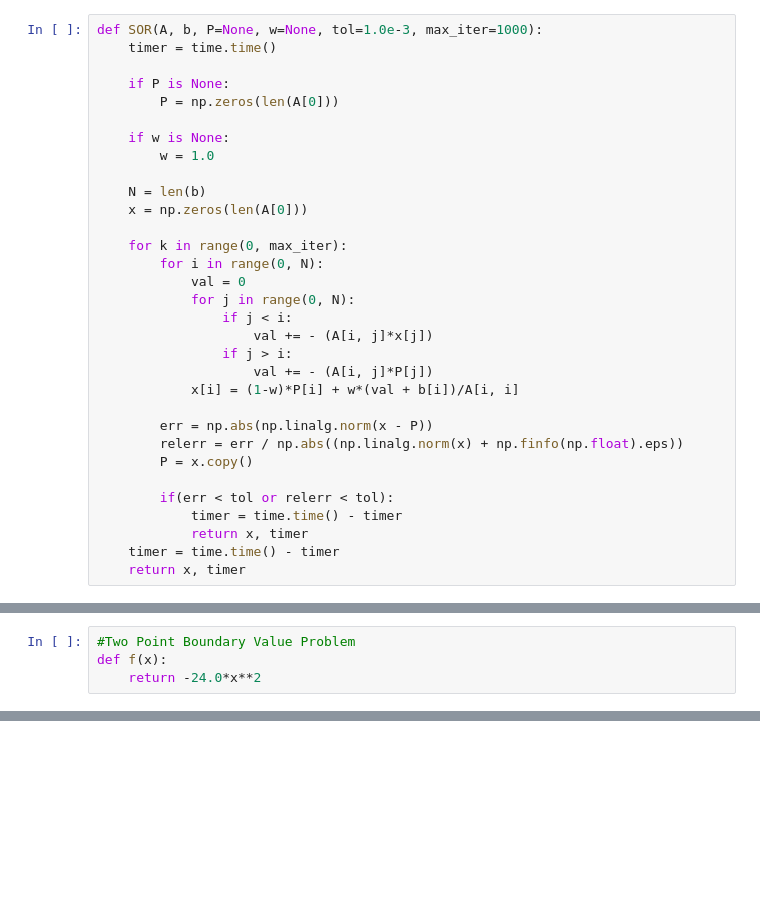
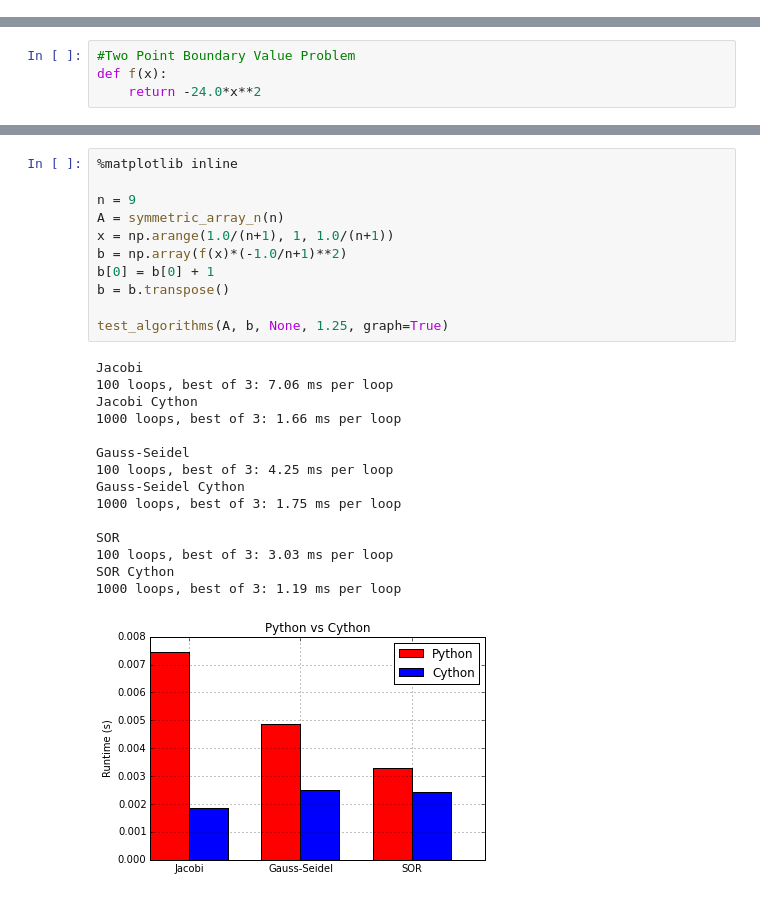
Before and after one commit to DustinVerzal/Math-415, a Jupyter notebook: Homework/Homework 5.ipynb, the cells around one changed output, grey strips where cells are left out. Cells and saved outputs as stored; diff of their text form; blank space fills up the shorter version.

```diff
--- a/Homework/Homework 5.ipynb
+++ b/Homework/Homework 5.ipynb
@@ -82,35 +217,3 @@ def gauss_seidel(A, b, P=None, tol=1.0e-3, max_iter=1000):
-# %%
-def SOR(A, b, P=None, w=None, tol=1.0e-3, max_iter=1000):
-    timer = time.time()
-
-    if P is None:
-        P = np.zeros(len(A[0]))
-
-    if w is None:
-        w = 1.0
-
-    N = len(b)
-    x = np.zeros(len(A[0]))
-
-    for k in range(0, max_iter):
-        for i in range(0, N):
-            val = 0
-            for j in range(0, N):
-                if j < i:
-                    val += - (A[i, j]*x[j])
-                if j > i:
-                    val += - (A[i, j]*P[j])
-            x[i] = (1-w)*P[i] + w*(val + b[i])/A[i, i]
-
-        err = np.abs(np.linalg.norm(x - P))
-        relerr = err / np.abs((np.linalg.norm(x) + np.finfo(np.float).eps))
-        P = x.copy()
-
-        if(err < tol or relerr < tol):
-            timer = time.time() - timer
-            return x, timer
-    timer = time.time() - timer
-    return x, timer
 # %%
 def conjugate_gradient(A, b, x=None, max_iter=1000, tol=1.0e-3):
     timer = time.time()
@@ -216,0 +292,27 @@ print ""
+# %%
+%matplotlib inline
+
+n = 9
+A = symmetric_array_n(n)
+x = np.arange(1.0/(n+1), 1, 1.0/(n+1))
+b = np.array(f(x)*(-1.0/n+1)**2)
+b[0] = b[0] + 1
+b = b.transpose()
+
+test_algorithms(A, b, None, 1.25, graph=True)
+# %% [output]
+Jacobi
+100 loops, best of 3: 7.06 ms per loop
+Jacobi Cython
+1000 loops, best of 3: 1.66 ms per loop
+
+Gauss-Seidel
+100 loops, best of 3: 4.25 ms per loop
+Gauss-Seidel Cython
+1000 loops, best of 3: 1.75 ms per loop
+
+SOR
+100 loops, best of 3: 3.03 ms per loop
+SOR Cython
+1000 loops, best of 3: 1.19 ms per loop
+[figure, added]
```
Also changed, not shown: parts of 23 cells of this notebook.
